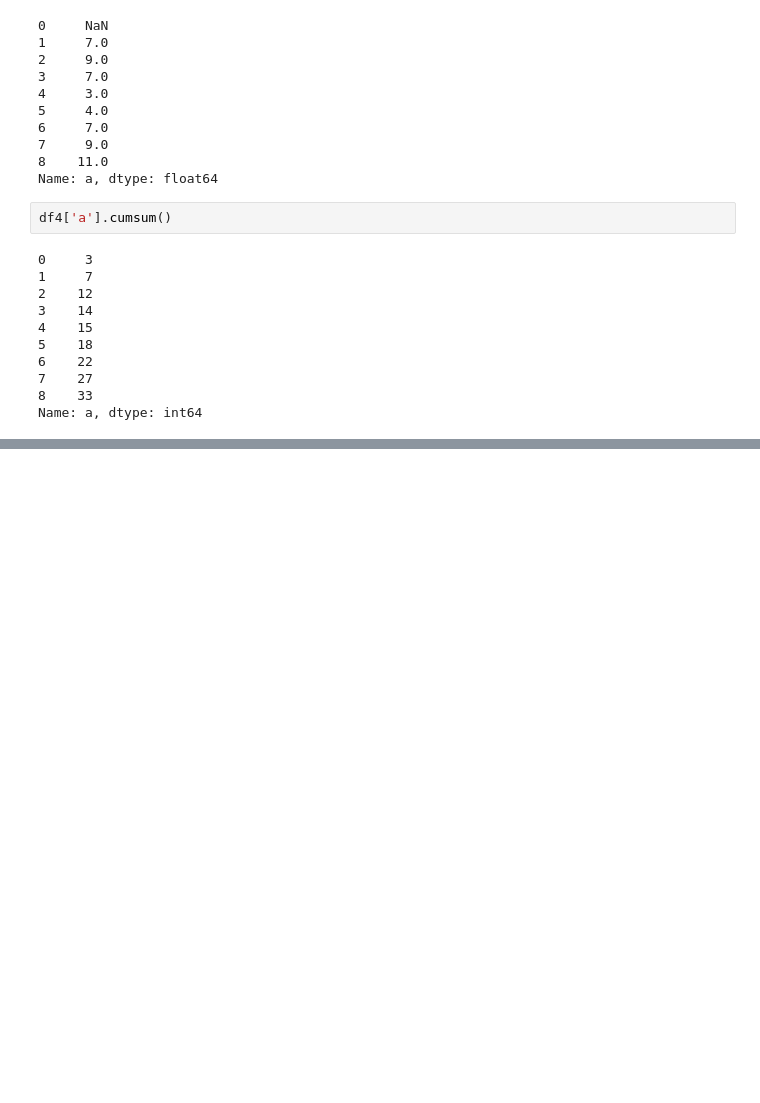
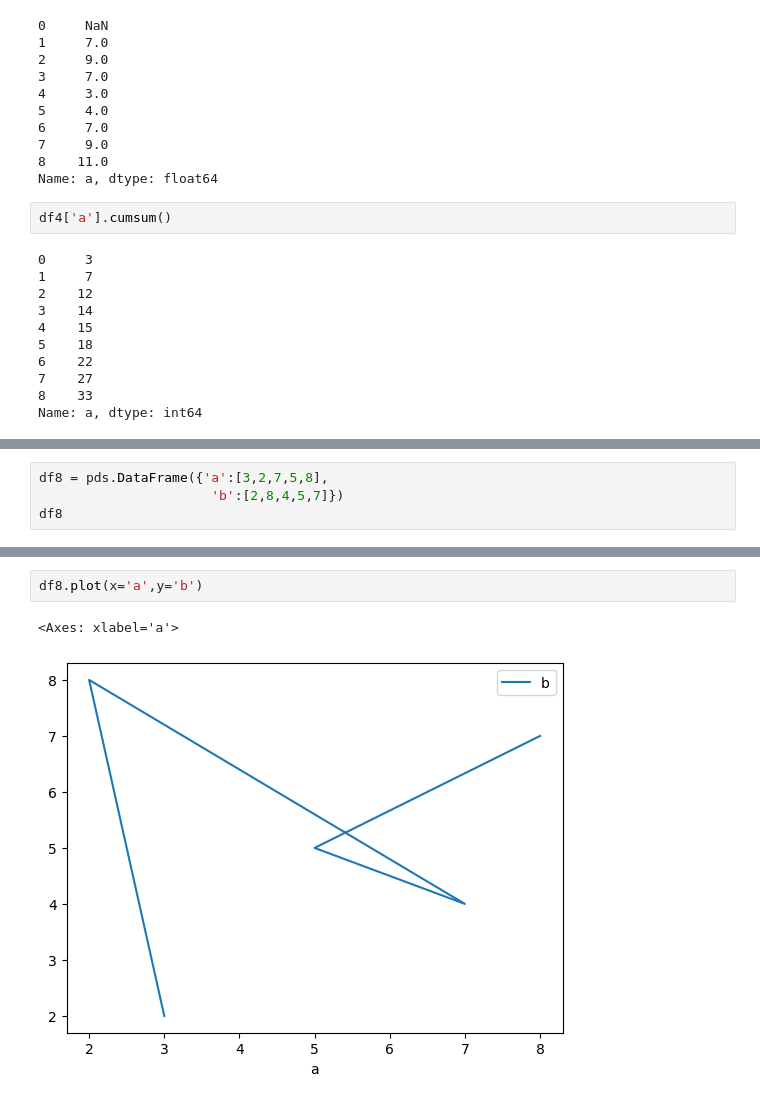
Before and after one commit to prathmeshpatil98/learnpandas, a Jupyter notebook: Advance_pandas_new2.ipynb, the cells around one changed output, grey strips where cells are left out. Cells and saved outputs as stored; diff of their text form; blank space fills up the shorter version.

```diff
--- a/Advance_pandas_new2.ipynb
+++ b/Advance_pandas_new2.ipynb
@@ -256,0 +398,4 @@ Name: a, dtype: int64
+# %%
+df8 = pds.DataFrame({'a':[3,2,7,5,8],
+                      'b':[2,8,4,5,7]})
+df8
@@ -256,0 +409,5 @@ Name: a, dtype: int64
+# %%
+df8.plot(x='a',y='b')
+# %% [output]
+<Axes: xlabel='a'>
+[figure, added]
```
Also changed, not shown: parts of 24 cells of this notebook, 1 other file.
